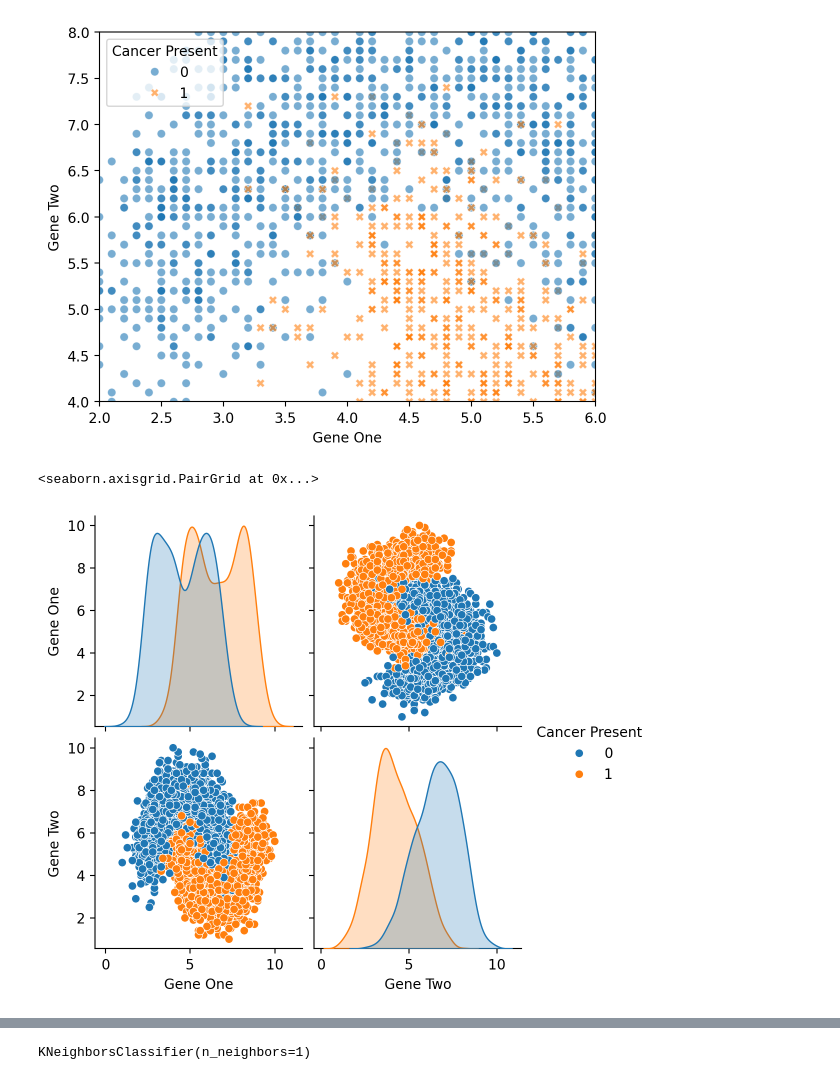
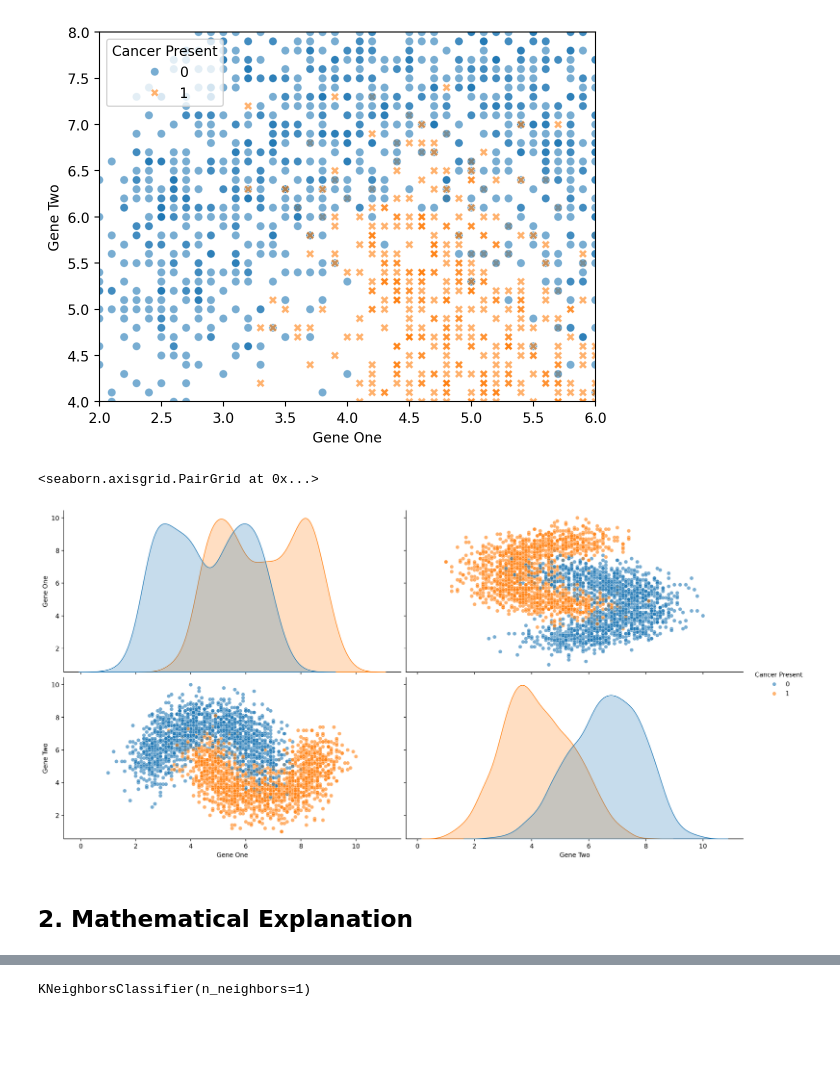
Before and after one commit to konansul/ml-projects, a Jupyter notebook: 03 – K-Nearest Neighbors (KNN)/3.1 – K-Nearest Classification.ipynb, the cells around one changed output, grey strips where cells are left out. Drawn from its saved outputs; the diff is of its cells as text; code cells hidden in the pictures; blank space fills up the shorter version.

```diff
--- a/03 – K-Nearest Neighbors (KNN)/3.1 – K-Nearest Classification.ipynb
+++ b/03 – K-Nearest Neighbors (KNN)/3.1 – K-Nearest Classification.ipynb
@@ -67,7 +81,9 @@ plt.ylim(4,8)
 (4.0, 8.0)
 [figure]
 # %%
-sns.pairplot(data, hue = 'Cancer Present')
+sns.pairplot(data, hue='Cancer Present', plot_kws={'alpha': 0.6}, height = 4, aspect=2)
 # %% [output]
 <seaborn.axisgrid.PairGrid at 0x...>
-[figure, old version]
+[figure, new version]
+# %% [markdown]
+## 2. Mathematical Explanation
```
Also changed, not shown: parts of 25 cells of this notebook.
